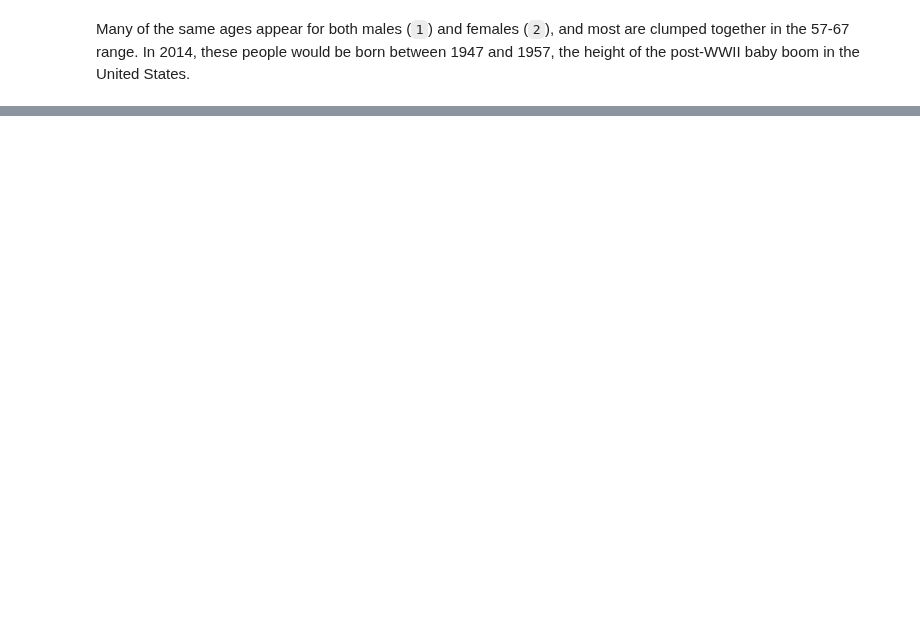
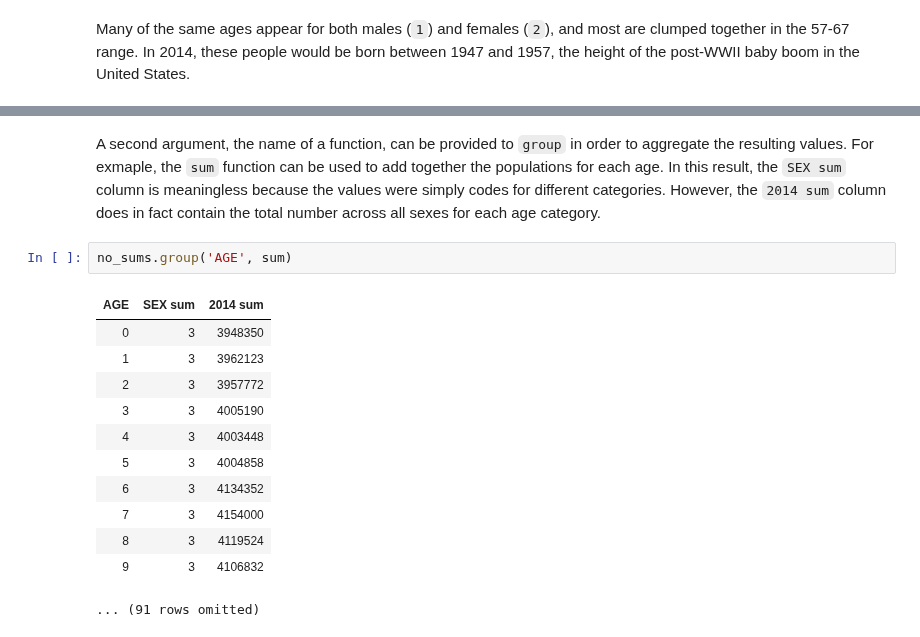
Before and after one commit to data-8/data-8.github.io, a Jupyter notebook: text/examples/Tables.ipynb, the cells around one changed output, grey strips where cells are left out. Drawn from its saved outputs; the diff is of its cells as text; blank space fills up the shorter version.

```diff
--- a/text/examples/Tables.ipynb
+++ b/text/examples/Tables.ipynb
@@ -215,0 +253,17 @@ sum(females['2014'])
+# %% [markdown]
+A second argument, the name of a function, can be provided to `group` in order to aggregate the resulting values. For exmaple, the `sum` function can be used to add together the populations for each age. In this result, the `SEX sum` column is meaningless because the values were simply codes for different categories. However, the `2014 sum` column does in fact contain the total number across all sexes for each age category.
+# %%
+no_sums.group('AGE', sum)
+# %% [output]
+| AGE | SEX sum | 2014 sum |
+| 0 | 3 | 3948350 |
+| 1 | 3 | 3962123 |
+| 2 | 3 | 3957772 |
+| 3 | 3 | 4005190 |
+| 4 | 3 | 4003448 |
+| 5 | 3 | 4004858 |
+| 6 | 3 | 4134352 |
+| 7 | 3 | 4154000 |
+| 8 | 3 | 4119524 |
+| 9 | 3 | 4106832 |
+... (91 rows omitted)
```
Also changed, not shown: parts of 17 cells of this notebook, 3 other files.
